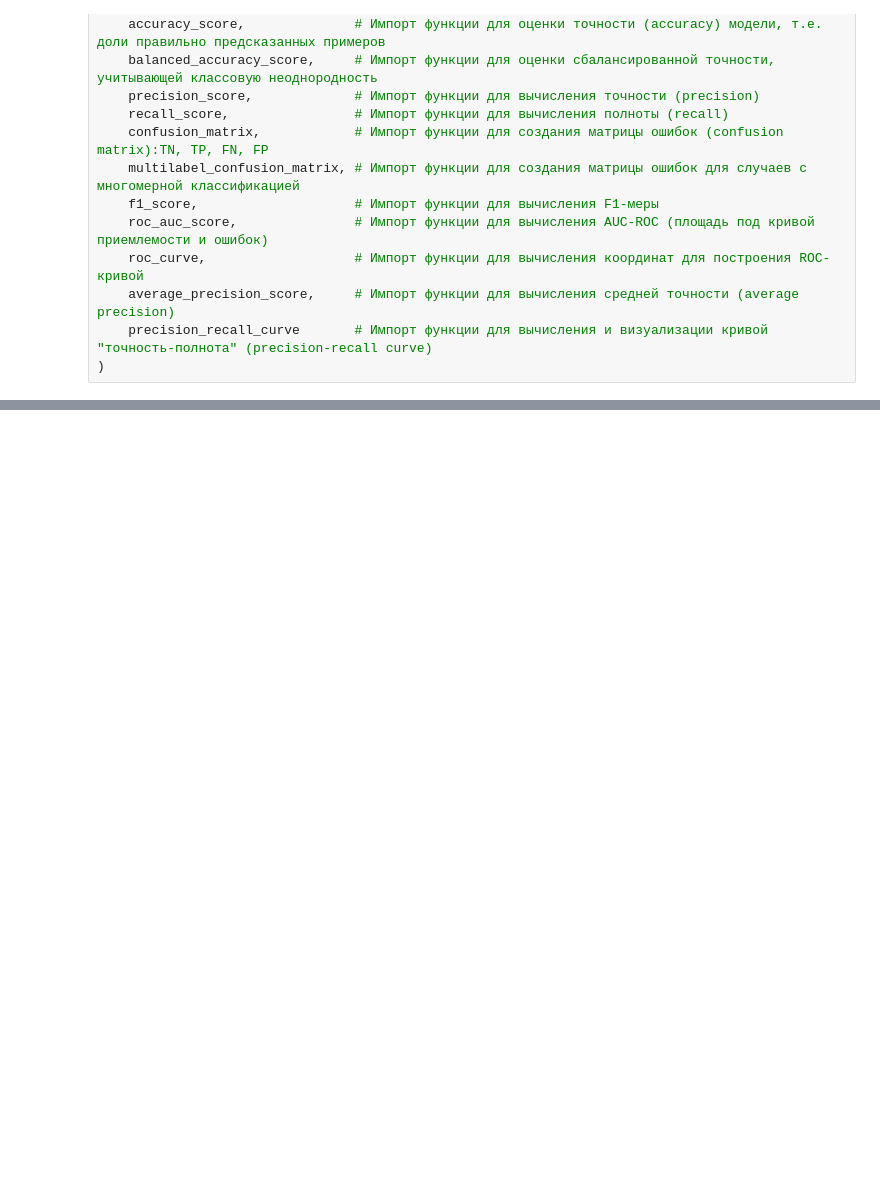
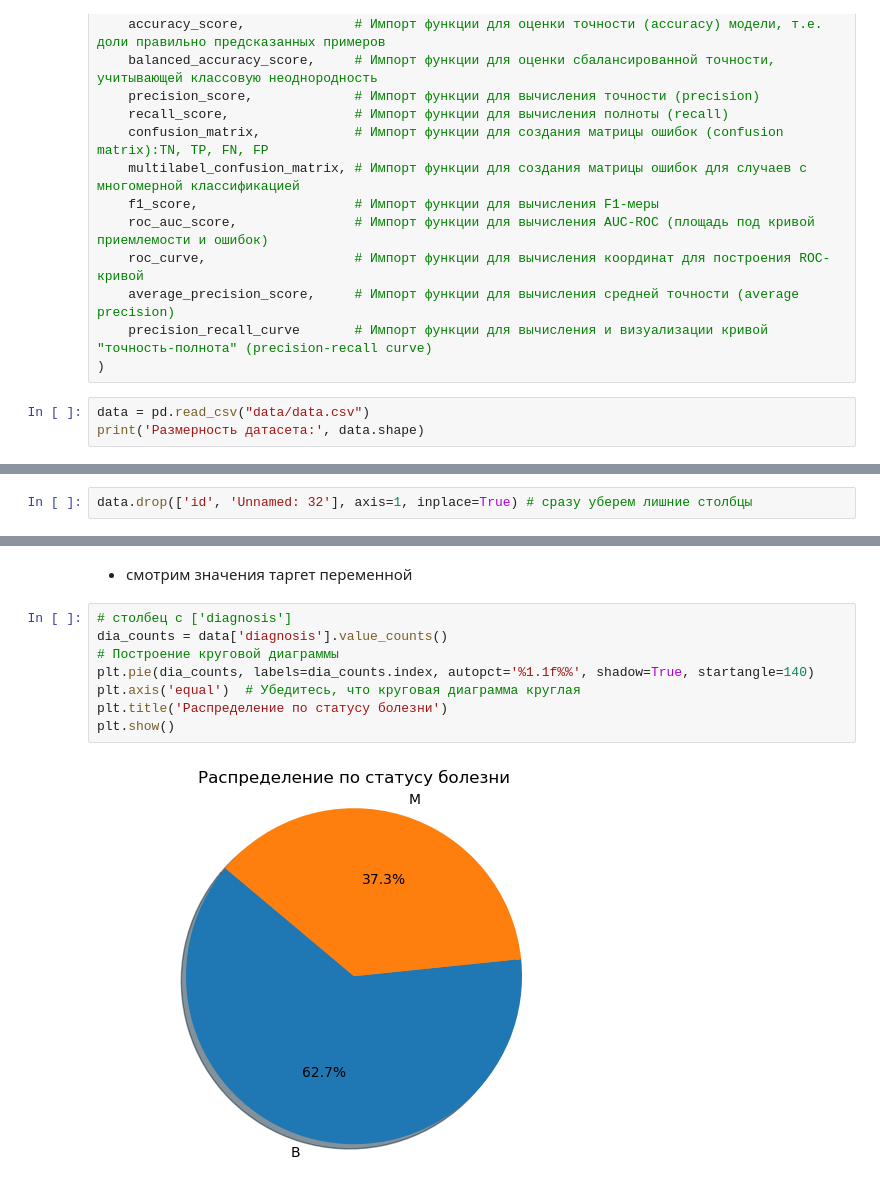
Before and after one commit to ruzhov1992/CancerBreast, a Jupyter notebook: CancerBreasts.ipynb, the cells around one changed output, grey strips where cells are left out. Drawn from its saved outputs; the diff is of its cells as text; blank space fills up the shorter version.

```diff
--- a/CancerBreasts.ipynb
+++ b/CancerBreasts.ipynb
@@ -87,3 +88,6 @@ from sklearn.metrics import (    # Импорт конкретных функц
     average_precision_score,     # Импорт функции для вычисления средней точности (average precision)
     precision_recall_curve       # Импорт функции для вычисления и визуализации кривой "точность-полнота" (precision-recall curve)
 )
+# %%
+data = pd.read_csv("data/data.csv")
+print('Размерность датасета:', data.shape)
@@ -89,0 +139,2 @@ from sklearn.metrics import (    # Импорт конкретных функц
+# %%
+data.drop(['id', 'Unnamed: 32'], axis=1, inplace=True) # сразу уберем лишние столбцы
@@ -89,0 +219,12 @@ from sklearn.metrics import (    # Импорт конкретных функц
+# %% [markdown]
+* смотрим значения таргет переменной
+# %%
+# столбец с ['diagnosis']
+dia_counts = data['diagnosis'].value_counts()
+# Построение круговой диаграммы
+plt.pie(dia_counts, labels=dia_counts.index, autopct='%1.1f%%', shadow=True, startangle=140)
+plt.axis('equal')  # Убедитесь, что круговая диаграмма круглая
+plt.title('Распределение по статусу болезни')
+plt.show()
+# %% [output]
+[figure, added]
```
Also changed, not shown: parts of 15 cells of this notebook.
